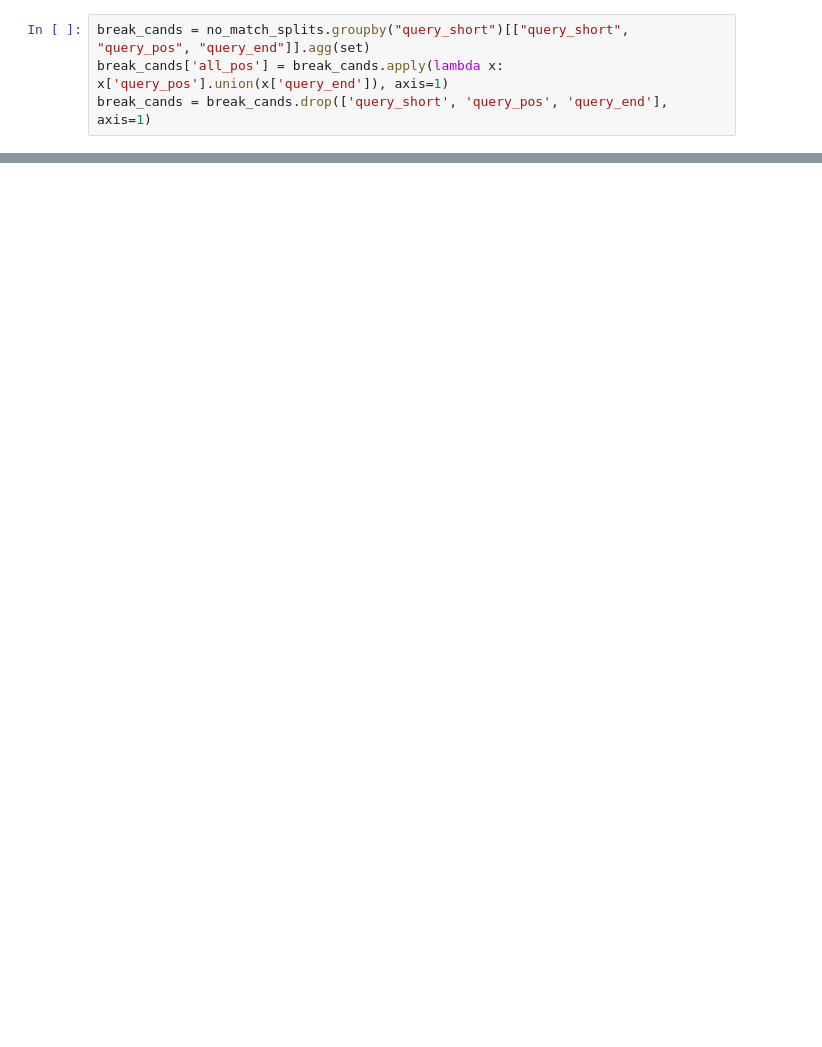
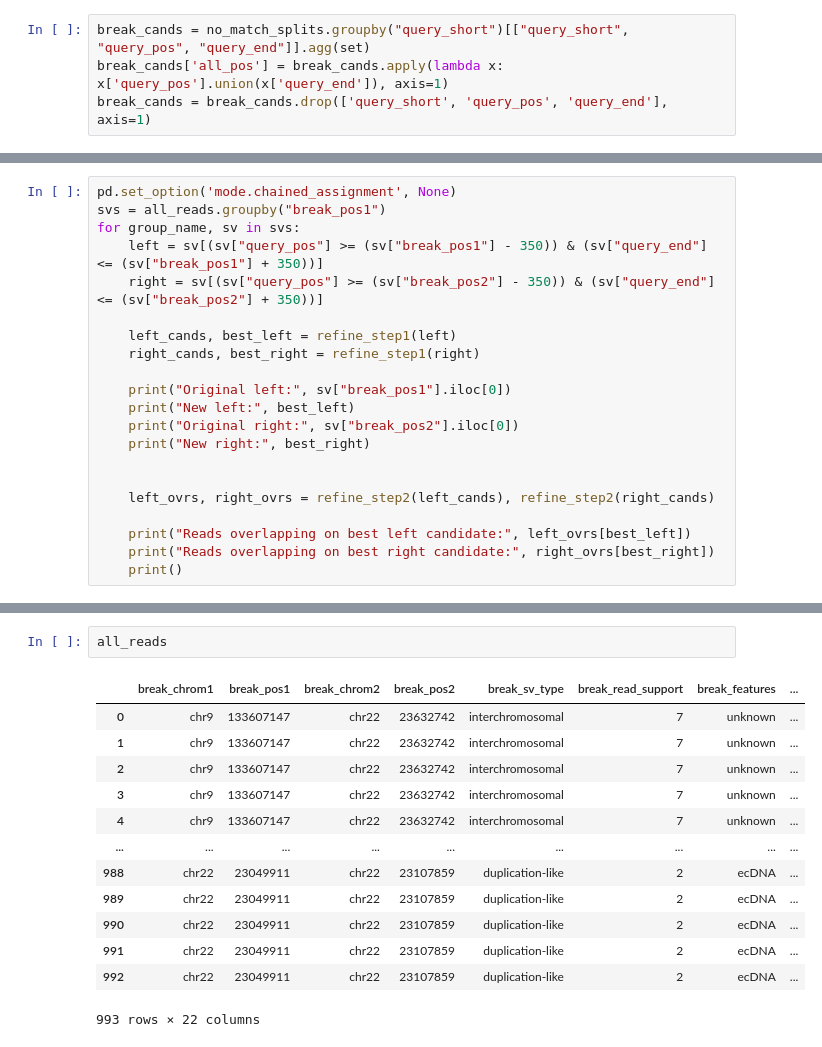
Before and after one commit to tshneour/ecDNA-Alignment, a Jupyter notebook: test2.ipynb, the cells around one changed output, grey strips where cells are left out. Cells and saved outputs as stored; diff of their text form; blank space fills up the shorter version.

Commit message:
Refinement

```diff
--- a/test2.ipynb
+++ b/test2.ipynb
@@ -112,0 +171,21 @@ break_cands.apply(lambda x: display(x["half_matches"]), axis=1)
+# %%
+pd.set_option('mode.chained_assignment', None)
+svs = all_reads.groupby("break_pos1")
+for group_name, sv in svs:
+    left = sv[(sv["query_pos"] >= (sv["break_pos1"] - 350)) & (sv["query_end"] <= (sv["break_pos1"] + 350))]
+    right = sv[(sv["query_pos"] >= (sv["break_pos2"] - 350)) & (sv["query_end"] <= (sv["break_pos2"] + 350))]
+
+    left_cands, best_left = refine_step1(left)
+    right_cands, best_right = refine_step1(right)
+
+    print("Original left:", sv["break_pos1"].iloc[0])
+    print("New left:", best_left)
+    print("Original right:", sv["break_pos2"].iloc[0])
+    print("New right:", best_right)
+
+
+    left_ovrs, right_ovrs = refine_step2(left_cands), refine_step2(right_cands)
+
+    print("Reads overlapping on best left candidate:", left_ovrs[best_left])
+    print("Reads overlapping on best right candidate:", right_ovrs[best_right])
+    print()
@@ -112,0 +233,16 @@ break_cands.apply(lambda x: display(x["half_matches"]), axis=1)
+# %%
+all_reads
+# %% [output]
+|  | break_chrom1 | break_pos1 | break_chrom2 | break_pos2 | break_sv_type | break_read_support | break_features | ... |
+| 0 | chr9 | 133607147 | chr22 | 23632742 | interchromosomal | 7 | unknown | ... |
+| 1 | chr9 | 133607147 | chr22 | 23632742 | interchromosomal | 7 | unknown | ... |
+| 2 | chr9 | 133607147 | chr22 | 23632742 | interchromosomal | 7 | unknown | ... |
+| 3 | chr9 | 133607147 | chr22 | 23632742 | interchromosomal | 7 | unknown | ... |
+| 4 | chr9 | 133607147 | chr22 | 23632742 | interchromosomal | 7 | unknown | ... |
+| ... | ... | ... | ... | ... | ... | ... | ... | ... |
+| 988 | chr22 | 23049911 | chr22 | 23107859 | duplication-like | 2 | ecDNA | ... |
+| 989 | chr22 | 23049911 | chr22 | 23107859 | duplication-like | 2 | ecDNA | ... |
+| 990 | chr22 | 23049911 | chr22 | 23107859 | duplication-like | 2 | ecDNA | ... |
+| 991 | chr22 | 23049911 | chr22 | 23107859 | duplication-like | 2 | ecDNA | ... |
+| 992 | chr22 | 23049911 | chr22 | 23107859 | duplication-like | 2 | ecDNA | ... |
+993 rows × 22 columns
```
Also changed, not shown: parts of 13 cells of this notebook, 6 other files.
